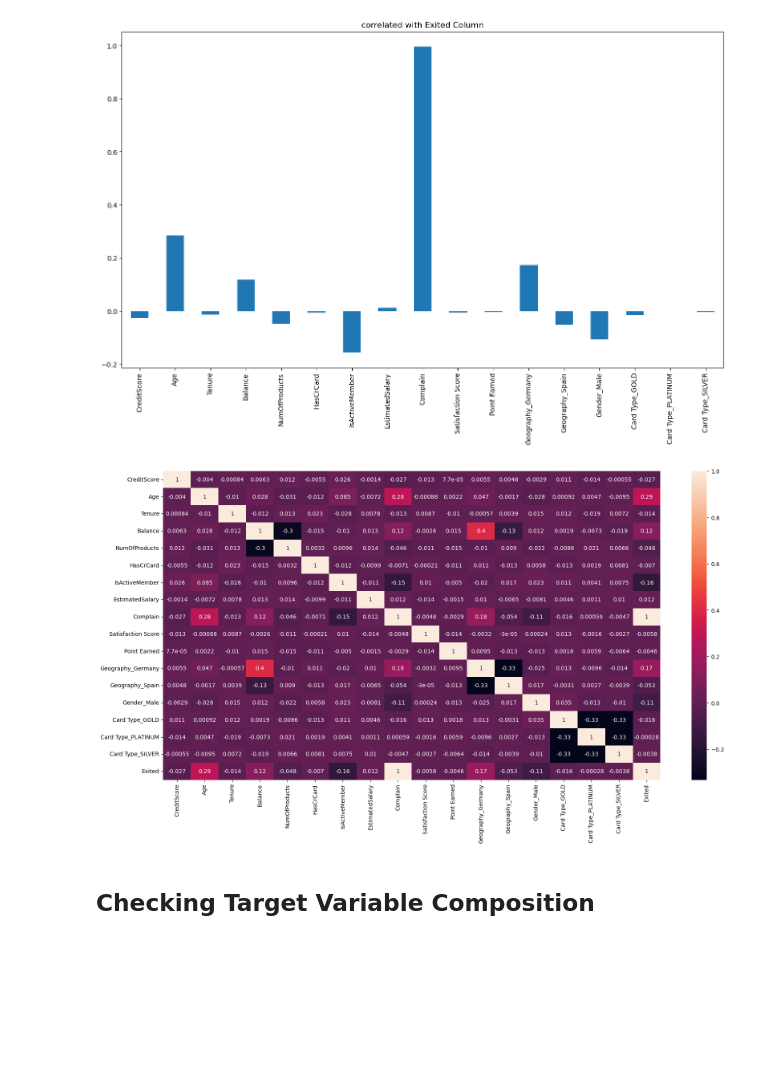
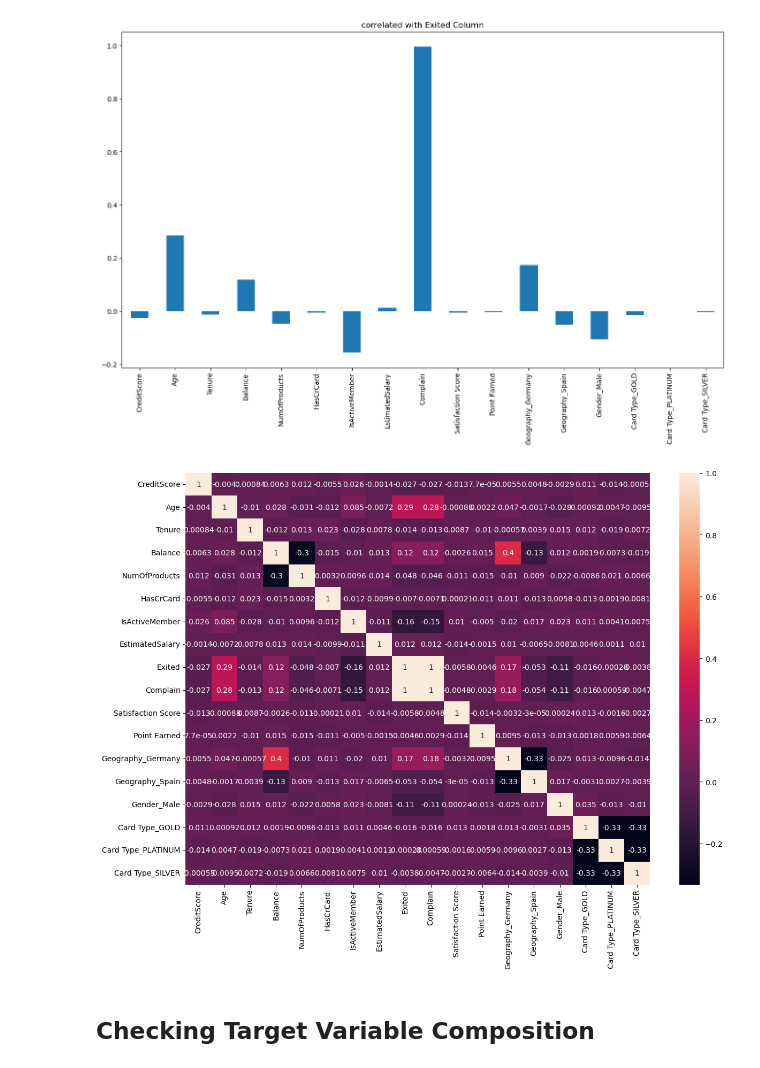
Before and after one commit to Smruti1999/Praxis, a Jupyter notebook: Bank Customer Churn Prediction/Bank Customer Churn.ipynb, the cells around one changed output. Saved outputs shown, nothing was run; the diff lists cells and outputs as text; code cells hidden in the pictures; blank space fills up the shorter version.

```diff
--- a/Bank Customer Churn Prediction/Bank Customer Churn.ipynb
+++ b/Bank Customer Churn Prediction/Bank Customer Churn.ipynb
@@ -808,4 +269,4 @@ data_cat
 # %%
-data_cat_encoded= pd.get_dummies(data_cat,drop_first=True,dtype='int') #drop_first is used to remove multicollinearity
-data_cat_encoded
+data= pd.get_dummies(data,drop_first=True,dtype='int') #drop_first is used to remove multicollinearity
+data
 # %% [output]
@@ -827,3 +285,0 @@ data_cat_encoded
-# %%
-data=pd.concat([data_num_scaled,data_cat_encoded,y],axis=1)
-data
@@ -849,11 +291,11 @@ plt.show()
 # %% [output]
 [figure]
 # %%
-plt.figure(figsize=(20,10))
+plt.figure(figsize=(14,10))
 sns.heatmap(data.corr(),annot=True)
 plt.show()
 # %% [output]
-[figure, old version]
+[figure, new version]
 # %% [markdown]
 ## Checking Target Variable Composition
 # %%
```
Also changed, not shown: parts of 125 cells of this notebook.
